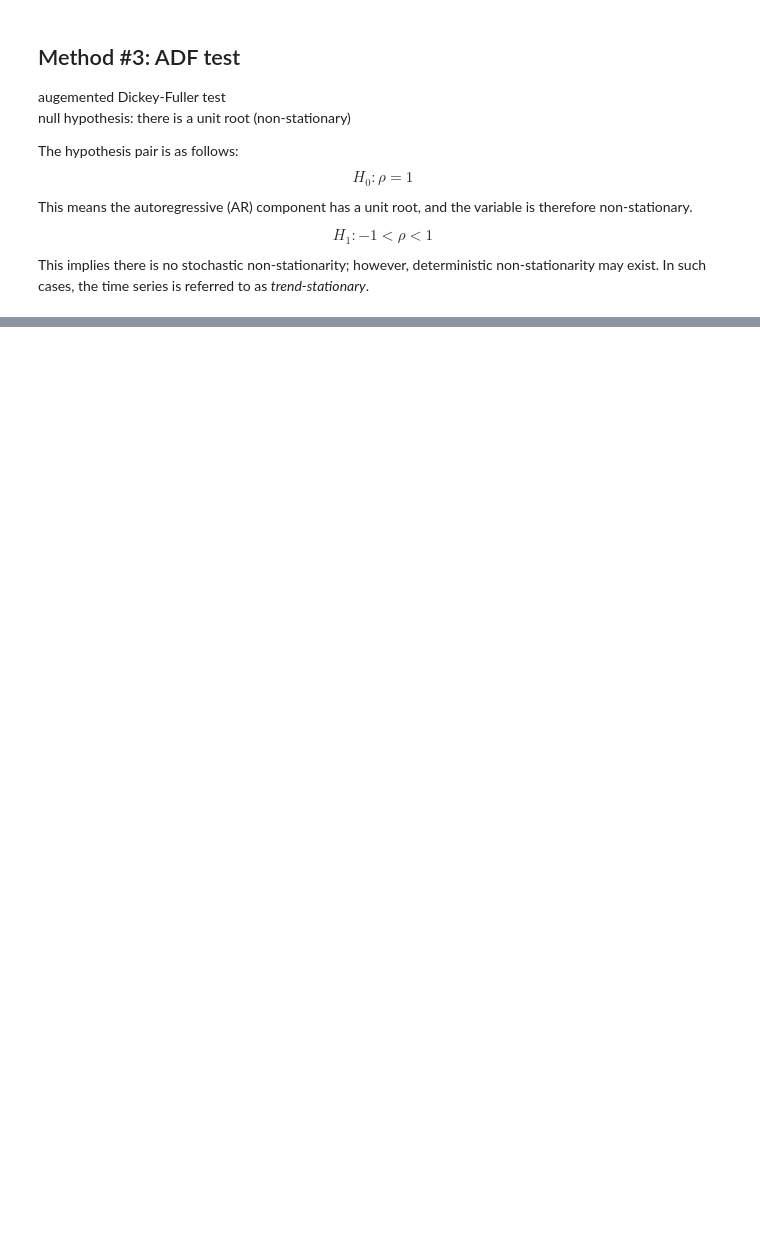
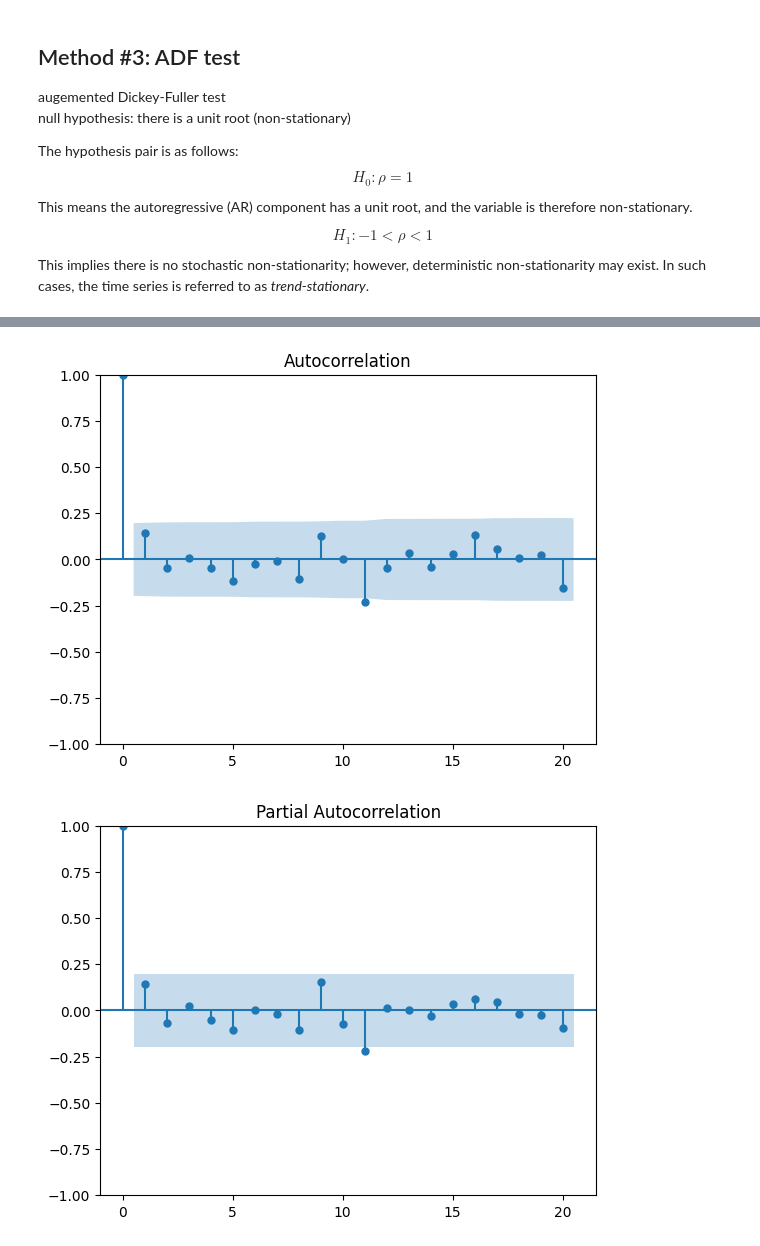
Before and after one commit to hackingbandy/arima, a Jupyter notebook: arima.ipynb, the cells around one changed output, grey strips where cells are left out. Cells and saved outputs as stored; diff of their text form; code cells hidden in the pictures; blank space fills up the shorter version.

```diff
--- a/arima.ipynb
+++ b/arima.ipynb
@@ -141,0 +150,7 @@ p-value: 0.6389288097812214
+# %%
+acf_original = plot_acf(df_train_diff)
+
+pacf_original = plot_pacf(df_train_diff)
+# %% [output]
+[figure, added]
+[figure, added]
```
Also changed, not shown: parts of 6 cells of this notebook.
